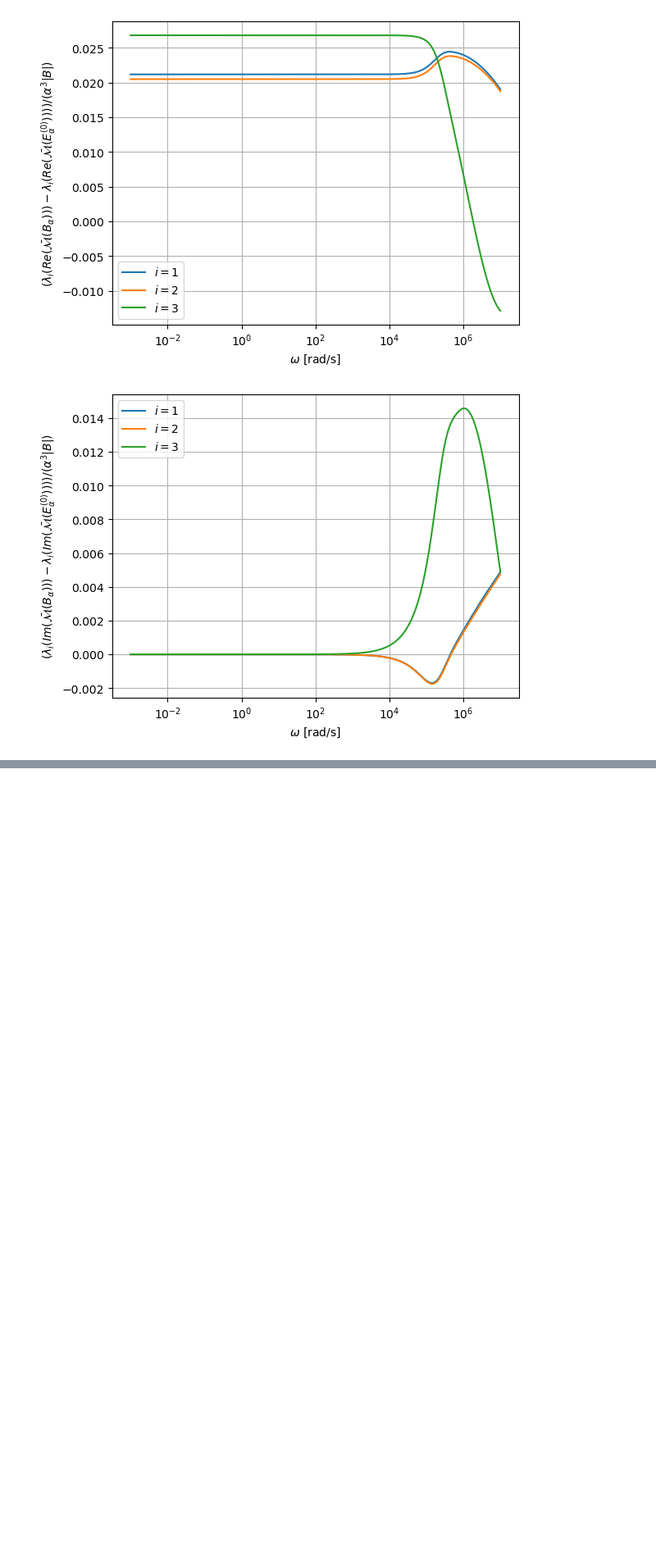
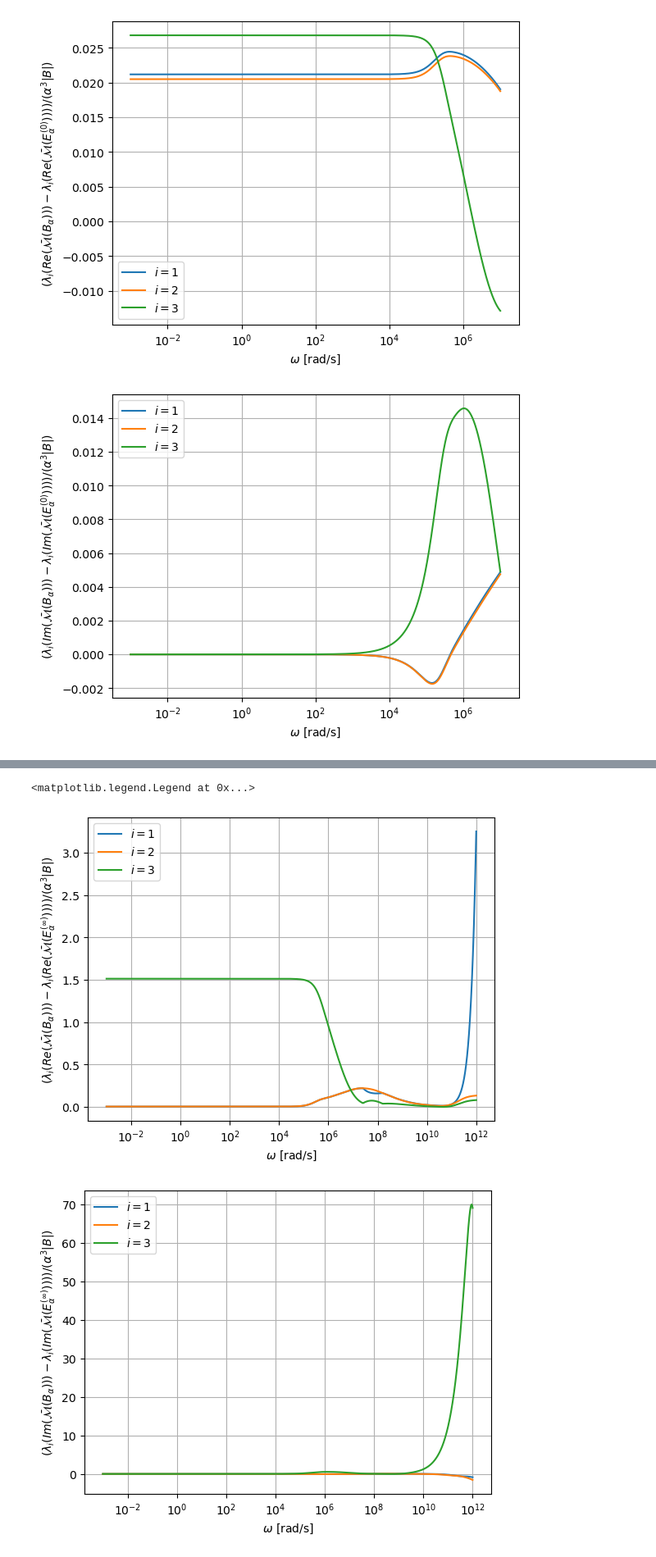
Before and after one commit to MPT-Calculator/MPT-Calculator, a Jupyter notebook: dumbbell_spectrum_results_varyw.ipynb, the cells around one changed output, grey strips where cells are left out. Shown at 82% size. Drawn from its saved outputs; the diff is of its cells as text; code cells hidden in the pictures; blank space fills up the shorter version.

```diff
--- a/dumbbell_spectrum_results_varyw.ipynb
+++ b/dumbbell_spectrum_results_varyw.ipynb
@@ -369,0 +415,54 @@ plt.legend()
+# %%
+Omega=Omega_db0
+diff_Eigenvalues_db0_6_ellip_minf,diff_Eigenvalues_db0_6_ellip_n0, d_Eigenvalues_db0_6_ellip_minf,\
+d_Eigenvalues_db0_6_ellip_n0 = get_tensordiff(TensorArray_db0_6,TensorArray_db0_6_ellip_minf,
+                                                                                TensorArray_db0_6_ellip_n0, Omega)
+
+for i in range(3):
+    plt.figure(1)
+    plt.semilogx(Omega,np.real(diff_Eigenvalues_db0_6_ellip_minf[:,i])/(alpha**3*vol6),label=r"$i=$"+str(i+1))
+
+
+    plt.figure(2)
+    plt.semilogx(Omega[:],np.imag(diff_Eigenvalues_db0_6_ellip_minf[:,i])/(alpha**3*vol6),label=r"$i=$"+str(i+1))
+
+plt.figure(1)
+plt.xlabel(r"$\omega$ [rad/s]")
+plt.ylabel(r"$(\lambda_i ( Re(\bar{\cal M} (B_\alpha )) )- \lambda_i (Re(\bar{\cal M} ( E_\alpha^{( \infty) } ) )) ) /(\alpha^3 |B|)$")
+plt.grid()
+plt.legend()
+
+
+plt.figure(2)
+plt.xlabel(r"$\omega$ [rad/s]")
+plt.ylabel(r"$(\lambda_i ( Im(\bar{\cal M} (B_\alpha )) )- \lambda_i (Im(\bar{\cal M} ( E_\alpha^{( \infty) } ) ) )) /(\alpha^3 |B|)$")
+plt.grid()
+plt.legend()
+
+
+for i in range(3):
+    plt.figure(3)
+    plt.semilogx(Omega[0:2000],np.real(diff_Eigenvalues_db0_6_ellip_n0[0:2000,i])/(alpha**3*vol6),label=r"$i=$"+str(i+1))
+
+    plt.figure(4)
+    plt.semilogx(Omega[0:2000],np.imag(diff_Eigenvalues_db0_6_ellip_n0[0:2000,i])/(alpha**3*vol6),label=r"$i=$"+str(i+1))
+
+
+
+plt.figure(3)
+plt.xlabel(r"$\omega$ [rad/s]")
+plt.ylabel(r"$(\lambda_i ( Re(\bar{\cal M} (B_\alpha )) )- \lambda_i (Re(\bar{\cal M} ( E_\alpha^{( 0) } ) )) ) /(\alpha^3 |B|)$")
+plt.grid()
+plt.legend()
+
+
+
+plt.figure(4)
+plt.xlabel(r"$\omega$ [rad/s]")
+plt.ylabel(r"$(\lambda_i ( Im(\bar{\cal M} (B_\alpha )) )- \lambda_i (Im(\bar{\cal M} ( E_\alpha^{( 0) } ) ) )) /(\alpha^3 |B|)$")
+plt.grid()
+plt.legend()
+# %% [output]
+<matplotlib.legend.Legend at 0x...>
+[figure, added]
+[figure, added]
```
Also changed, not shown: parts of 6 cells of this notebook, 13 other files.
